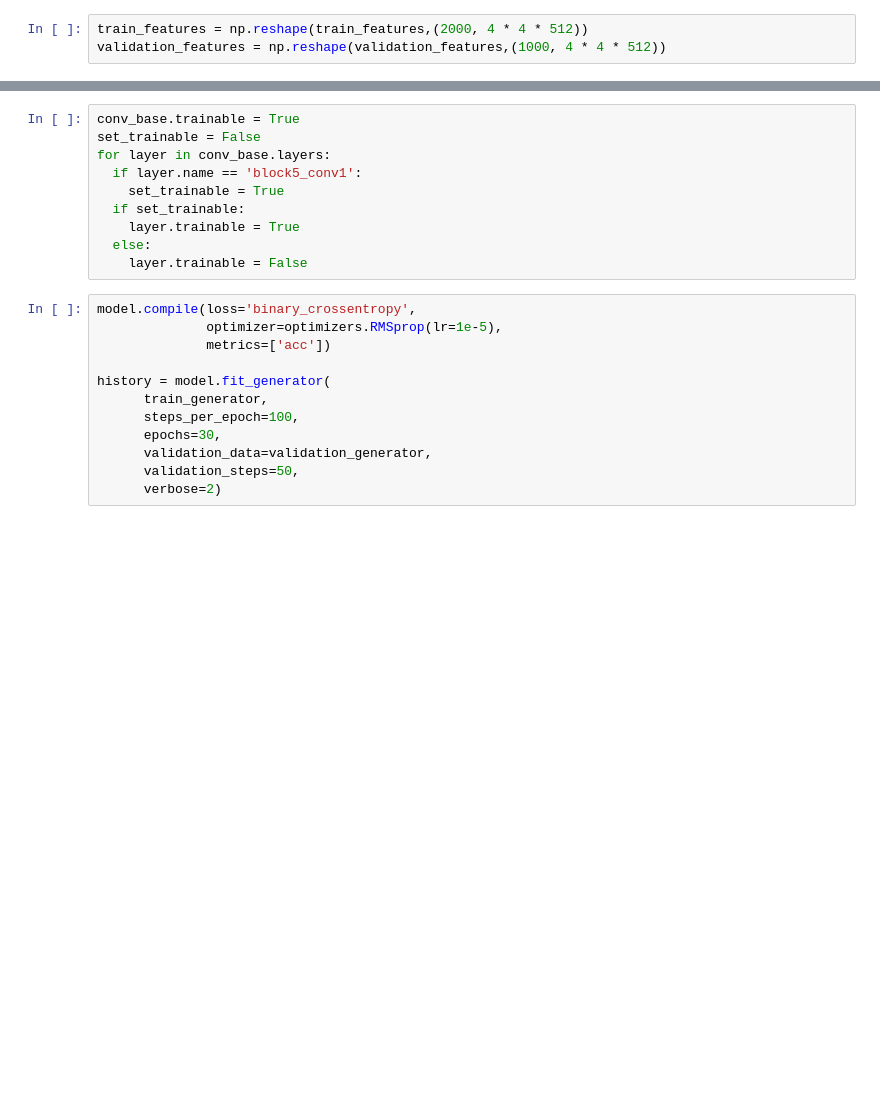
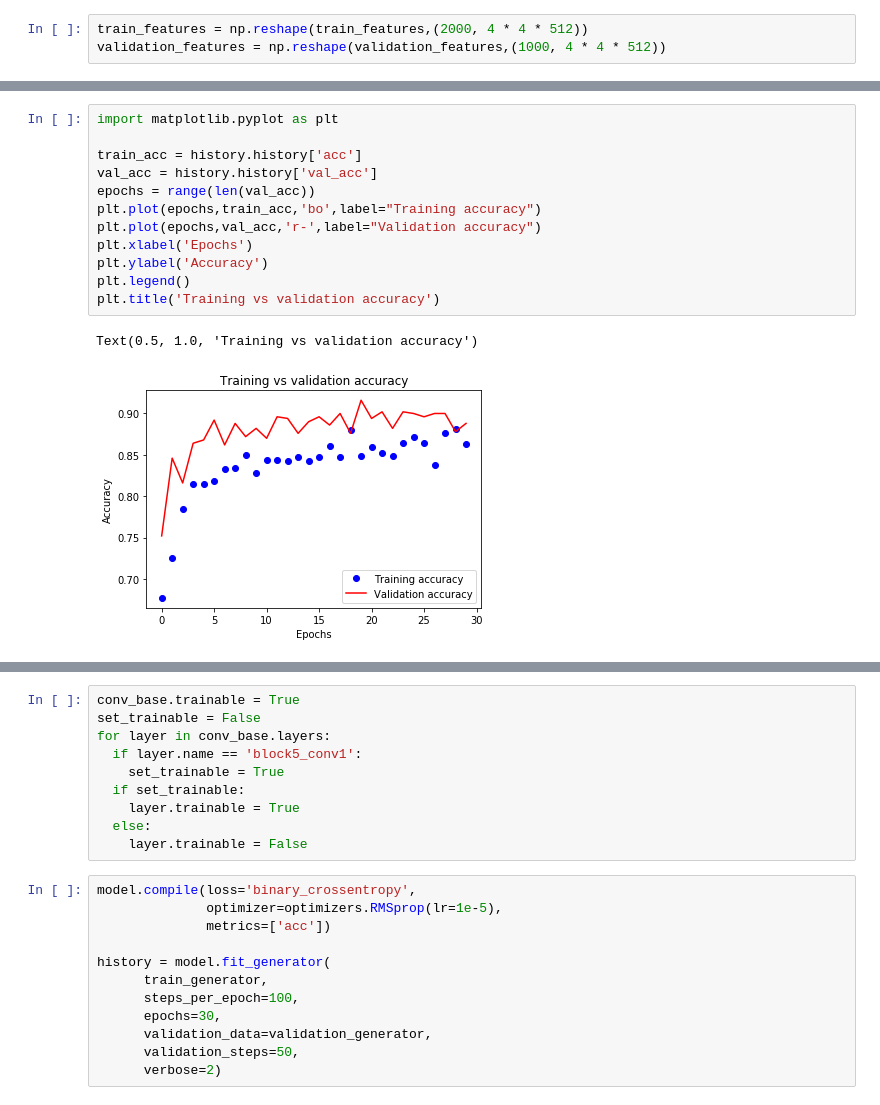
Before and after one commit to amamra-abdenour/Deep_Learning_Python, a Jupyter notebook: DeapLearning_7.ipynb, the cells around one changed output, grey strips where cells are left out. Saved outputs shown, nothing was run; the diff lists cells and outputs as text; blank space fills up the shorter version.

```diff
--- a/DeapLearning_7.ipynb
+++ b/DeapLearning_7.ipynb
@@ -370,0 +349,15 @@ Epoch 30/30
+# %%
+import matplotlib.pyplot as plt
+
+train_acc = history.history['acc']
+val_acc = history.history['val_acc']
+epochs = range(len(val_acc))
+plt.plot(epochs,train_acc,'bo',label="Training accuracy")
+plt.plot(epochs,val_acc,'r-',label="Validation accuracy")
+plt.xlabel('Epochs')
+plt.ylabel('Accuracy')
+plt.legend()
+plt.title('Training vs validation accuracy')
+# %% [output]
+Text(0.5, 1.0, 'Training vs validation accuracy')
+[figure, added]
```
Also changed, not shown: parts of 45 cells of this notebook.
